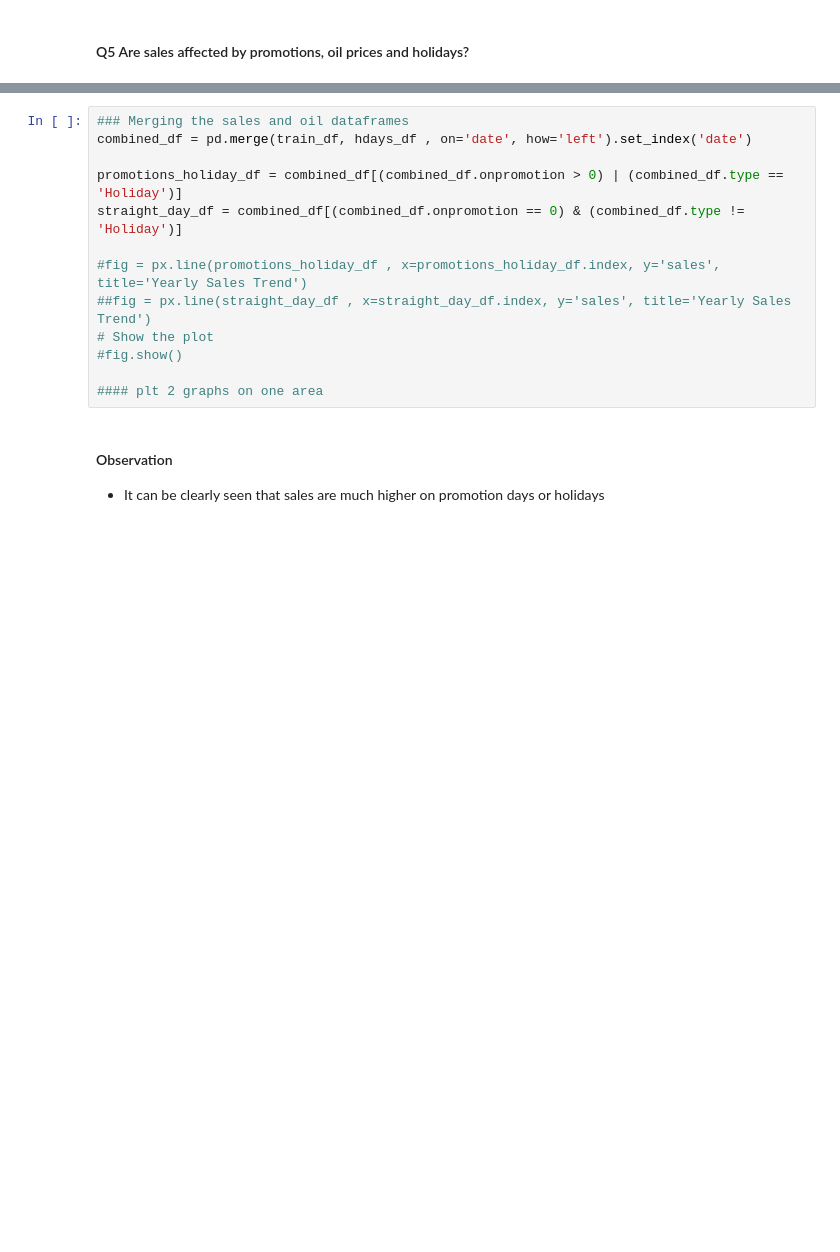
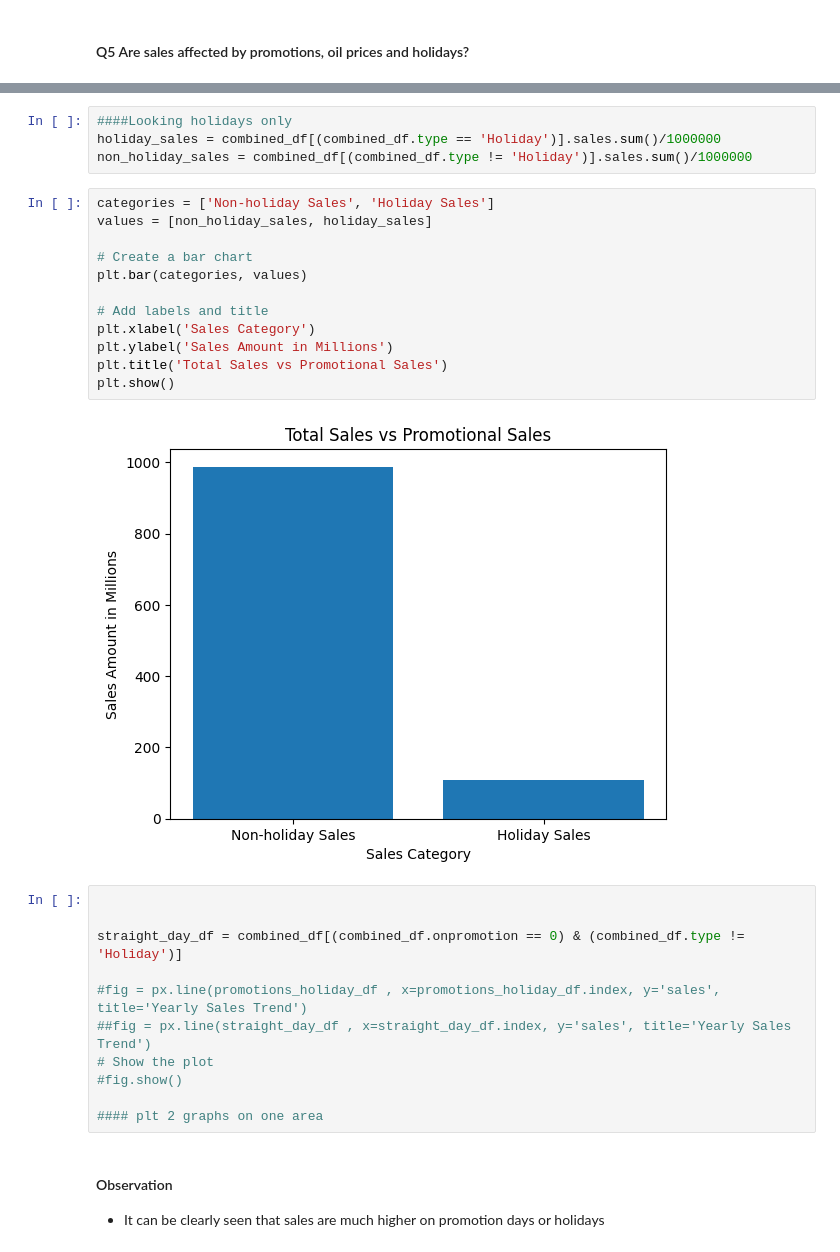
Before and after one commit to kwasichrappah/Time_series_analysis, a Jupyter notebook: sales_forecast.ipynb, the cells around one changed output, grey strips where cells are left out. Drawn from its saved outputs; the diff is of its cells as text; blank space fills up the shorter version.

```diff
--- a/sales_forecast.ipynb
+++ b/sales_forecast.ipynb
@@ -498,8 +632,24 @@ for a in ['cluster','state','city','type']:
+# %%
+####Looking holidays only
+holiday_sales = combined_df[(combined_df.type == 'Holiday')].sales.sum()/1000000
+non_holiday_sales = combined_df[(combined_df.type != 'Holiday')].sales.sum()/1000000
+# %%
+categories = ['Non-holiday Sales', 'Holiday Sales']
+values = [non_holiday_sales, holiday_sales]
+
+# Create a bar chart
+plt.bar(categories, values)
+
+# Add labels and title
+plt.xlabel('Sales Category')
+plt.ylabel('Sales Amount in Millions')
+plt.title('Total Sales vs Promotional Sales')
+plt.show()
+# %% [output]
+[figure, added]
 # %%
-### Merging the sales and oil dataframes
-combined_df = pd.merge(train_df, hdays_df , on='date', how='left').set_index('date')
 
-promotions_holiday_df = combined_df[(combined_df.onpromotion > 0) | (combined_df.type == 'Holiday')]
+
 straight_day_df = combined_df[(combined_df.onpromotion == 0) & (combined_df.type != 'Holiday')]
 
 #fig = px.line(promotions_holiday_df , x=promotions_holiday_df.index, y='sales', title='Yearly Sales Trend')
```
Also changed, not shown: parts of 24 cells of this notebook.
